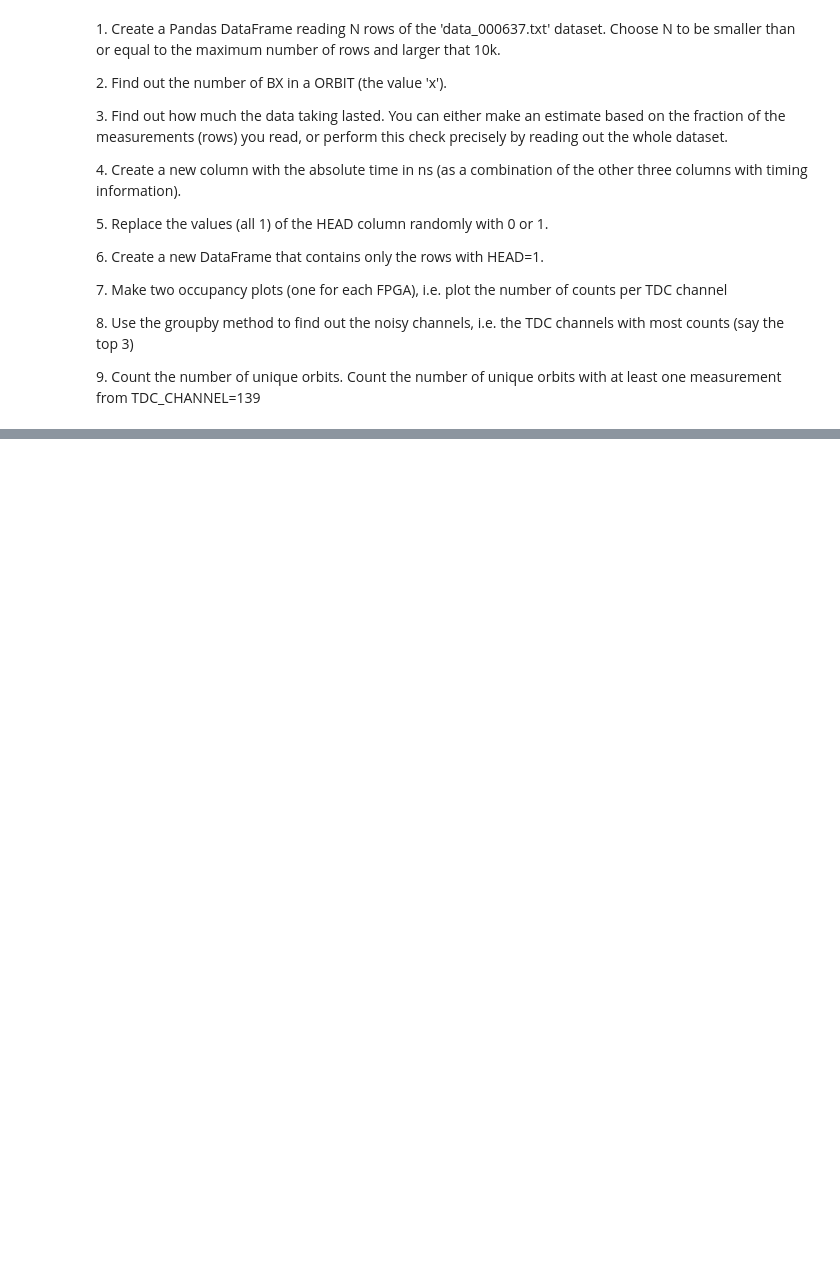
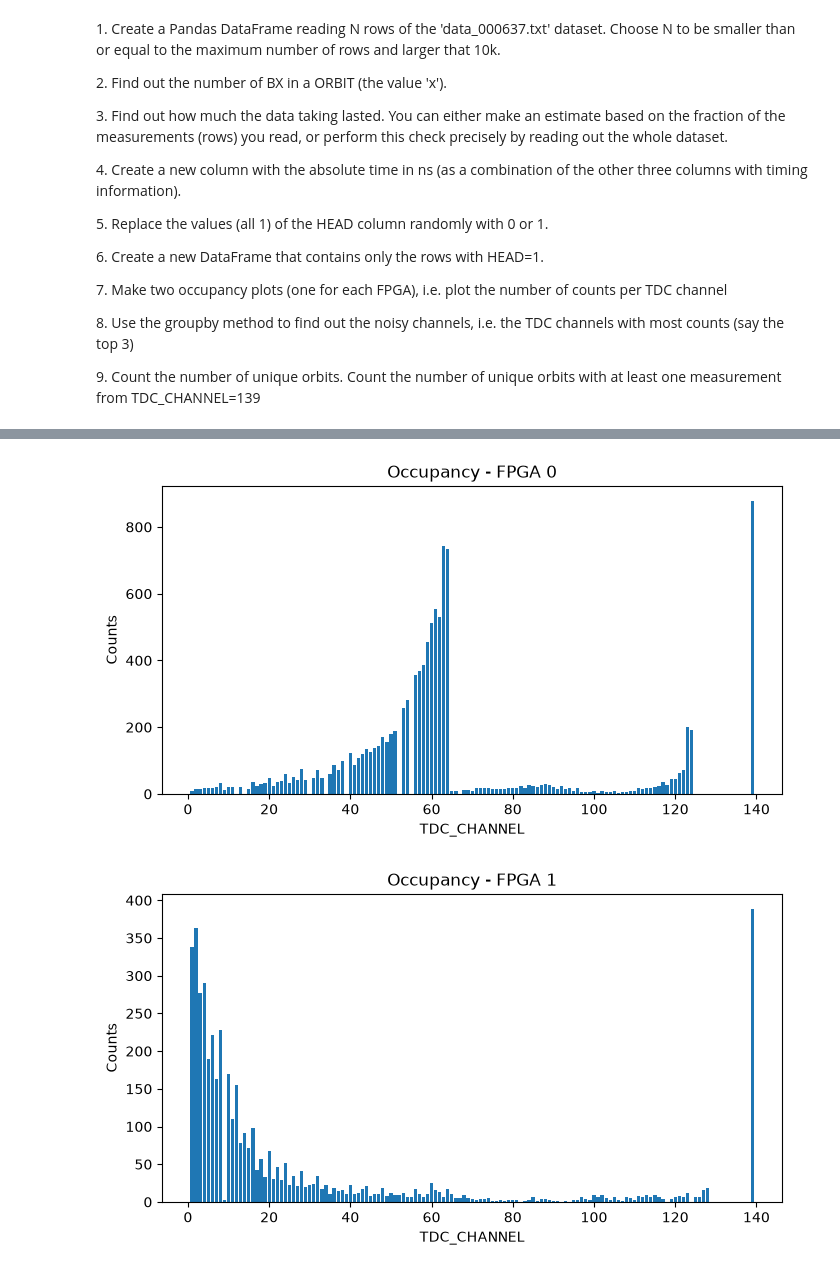
Before and after one commit to EliaLibera/LaboratoryOfComputationalPhysics_Y9, a Jupyter notebook: sett 6/06ex_Pandas.ipynb, the cells around one changed output, grey strips where cells are left out. Drawn from its saved outputs; the diff is of its cells as text; code cells hidden in the pictures; blank space fills up the shorter version.

```diff
--- a/sett 6/06ex_Pandas.ipynb
+++ b/sett 6/06ex_Pandas.ipynb
@@ -25,0 +108,16 @@ This exercise consists in analyzing a dataset containg timing information from a
+# %%
+#4
+#la colonna si crea immediatamente su df con il comando df["..."] = ...
+#se è già presente una colonna con quel nome, viene sovrascritta.
+
+df["TIME_NS"] = (
+    df["ORBIT_CNT"] * 3564 * 25
+    + df["BX_COUNTER"] * 25
+    + df["TDC_MEAS"] * (25 / 30)
+)
+
+df[["ORBIT_CNT", "BX_COUNTER", "TDC_MEAS", "TIME_NS"]].head()
+
+
+# df.head() mostra le prime 5 righe (o n righe se specifico tra le tonde), serve a vedere se l'intestazione va bene.
+# tra le doppie quadre decido quali colonne mostrare se non le gradisco tutte
@@ -25,0 +131,6 @@ This exercise consists in analyzing a dataset containg timing information from a
+# %%
+#5
+import numpy as np
+
+df["HEAD"] = np.random.randint(0, 2, size=len(df))
+df[["HEAD","ORBIT_CNT"]].head(10)
@@ -25,0 +162,26 @@ This exercise consists in analyzing a dataset containg timing information from a
+# %%
+#7
+import matplotlib.pyplot as plt
+
+# df.groupby("FPGA") raggruppa i dati per diversi valori nella coonna FPGA (0 e 1)
+
+# quando si itera un for su groupby, viene restituita un coppia:
+# il primo valore (fpga_val) è il valore della colonna per cui si ha raggruppato
+# il secondo valore (group) è il sotto dataframe (intero blocco di dati) che contiene tutte le righe che hanno tale valore.
+for fpga_val, group in df.groupby("FPGA"):
+    counts = group["TDC_CHANNEL"].value_counts().sort_index()
+
+    plt.figure(figsize=(8, 4))
+    plt.bar(counts.index, counts.values)
+    plt.title(f"Occupancy - FPGA {fpga_val}")
+    plt.xlabel("TDC_CHANNEL")
+    plt.ylabel("Counts")
+    plt.show()
+
+# group["TDC_CHANNEL"]: group è di fatto un sotto dataframe, perciò in questo classico modo seleziono la colonna "TDC_CHANNEL"
+# .value_counts(): conta quante volte compare ciascun canale (TDC_CHANNEL). Il risultato è una serie dove l'indice è il numero del canale e il valore è il conteggio.
+# .sort_index(): riordina i canali in ordine crescente
+# plt.bar(counts.index, counts.values): disegna il grafico a barre
+# %% [output]
+[figure, added]
+[figure, added]
```
Also changed, not shown: parts of 10 cells of this notebook, 2 other files.
